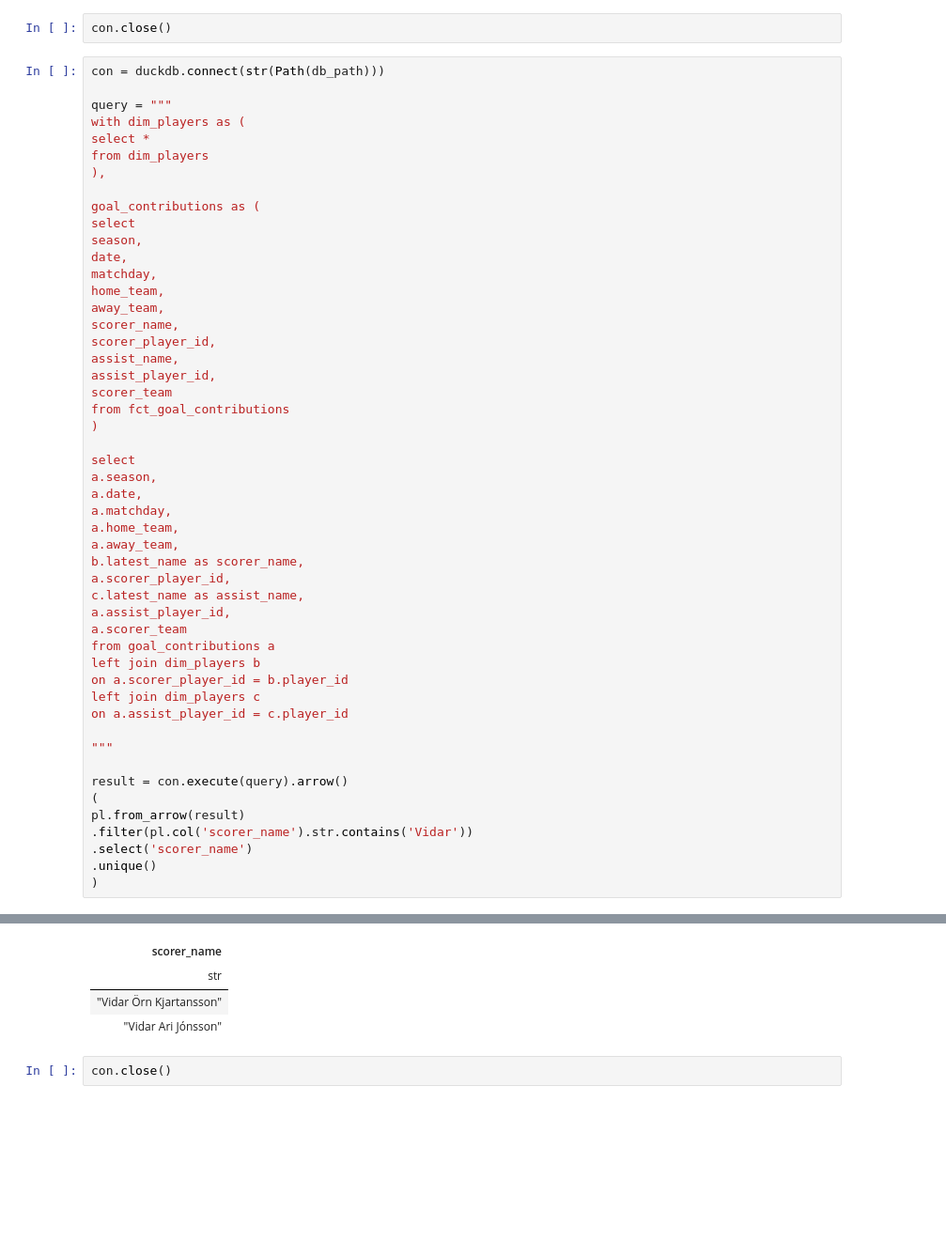
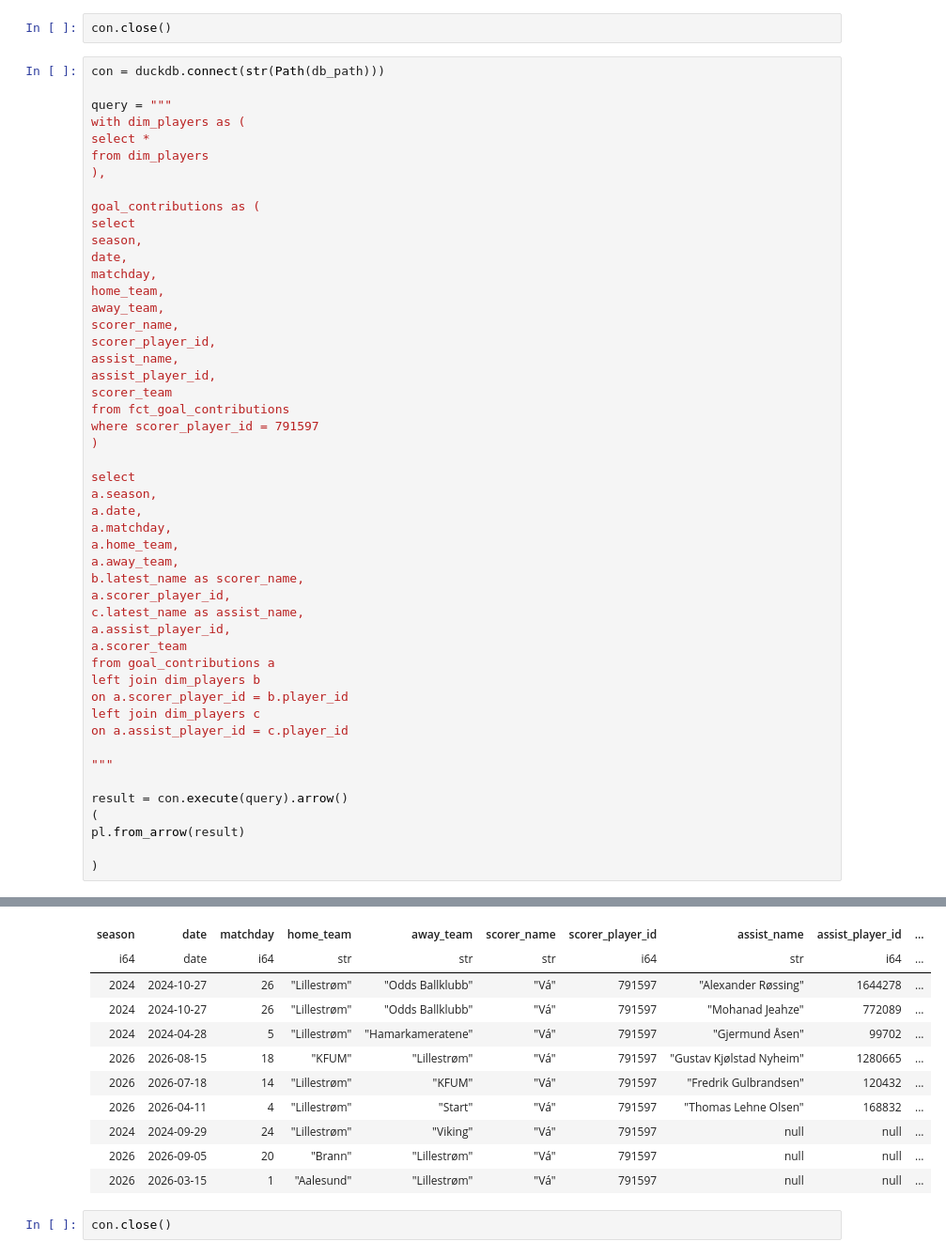
Before and after one commit to PolarsDude/brann_ticket_sales_forecasting, a Jupyter notebook: notebook.ipynb, the cells around one changed output, grey strips where cells are left out. Shown at 94% size. Cells and saved outputs as stored; diff of their text form; blank space fills up the shorter version.

Commit message:
dim_player fuzzy matching

```diff
--- a/notebook.ipynb
+++ b/notebook.ipynb
@@ -172,6 +170,7 @@ assist_name,
 assist_player_id,
 scorer_team
 from fct_goal_contributions
+where scorer_player_id = 791597
 )
 
 select
@@ -196,8 +195,6 @@ on a.assist_player_id = c.player_id
 result = con.execute(query).arrow()
 (
 pl.from_arrow(result)
-.filter(pl.col('scorer_name').str.contains('Vidar'))
-.select('scorer_name')
-.unique()
+
 )
 # %% [output]
@@ -205,7 +202,14 @@ shape: (2, 1)
-| scorer_name |
-| str |
-| "Vidar Örn Kjartansson" |
-| "Vidar Ari Jónsson" |
+| season | date | matchday | home_team | away_team | scorer_name | scorer_player_id | assist_name | assist_player_id | ... |
+| i64 | date | i64 | str | str | str | i64 | str | i64 | ... |
+| 2024 | 2024-10-27 | 26 | "Lillestrøm" | "Odds Ballklubb" | "Vá" | 791597 | "Alexander Røssing" | 1644278 | ... |
+| 2024 | 2024-10-27 | 26 | "Lillestrøm" | "Odds Ballklubb" | "Vá" | 791597 | "Mohanad Jeahze" | 772089 | ... |
+| 2024 | 2024-04-28 | 5 | "Lillestrøm" | "Hamarkameratene" | "Vá" | 791597 | "Gjermund Åsen" | 99702 | ... |
+| 2026 | 2026-08-15 | 18 | "KFUM" | "Lillestrøm" | "Vá" | 791597 | "Gustav Kjølstad Nyheim" | 1280665 | ... |
+| 2026 | 2026-07-18 | 14 | "Lillestrøm" | "KFUM" | "Vá" | 791597 | "Fredrik Gulbrandsen" | 120432 | ... |
+| 2026 | 2026-04-11 | 4 | "Lillestrøm" | "Start" | "Vá" | 791597 | "Thomas Lehne Olsen" | 168832 | ... |
+| 2024 | 2024-09-29 | 24 | "Lillestrøm" | "Viking" | "Vá" | 791597 | null | null | ... |
+| 2026 | 2026-09-05 | 20 | "Brann" | "Lillestrøm" | "Vá" | 791597 | null | null | ... |
+| 2026 | 2026-03-15 | 1 | "Aalesund" | "Lillestrøm" | "Vá" | 791597 | null | null | ... |
 # %%
 con.close()
 # %% [markdown]
```
Also changed, not shown: parts of 3 cells of this notebook, 5 other files.
